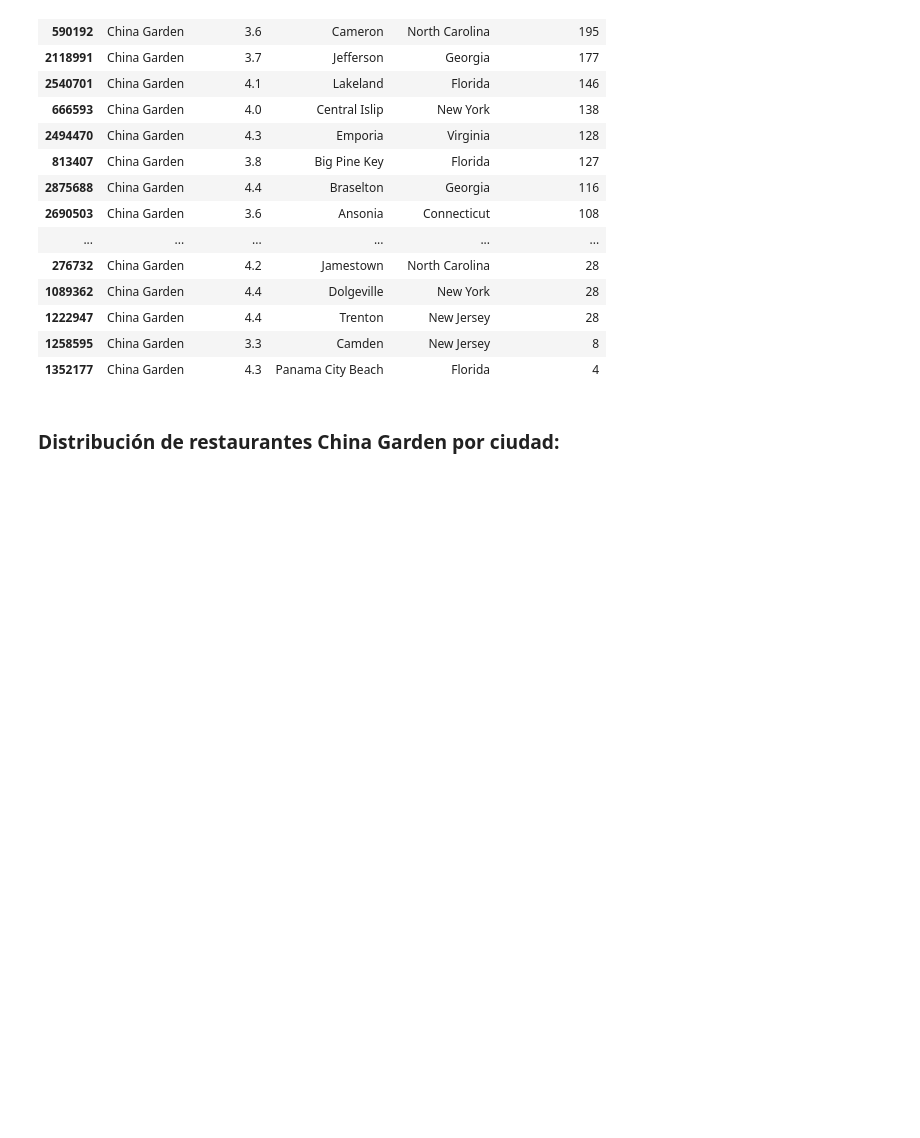
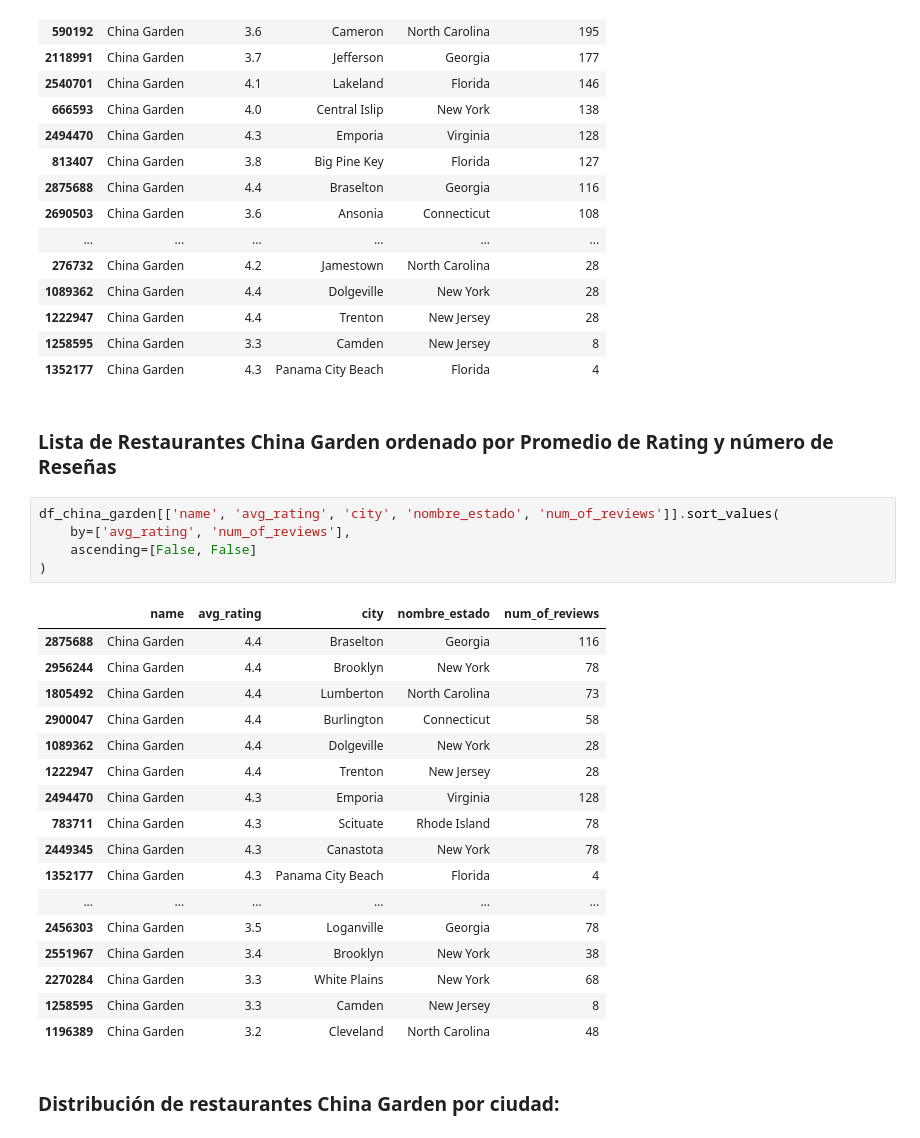
Before and after one commit to psm545/Google-and-Yelp-Recomendaciones-PF-Henry-PT-09, a Jupyter notebook: 2-EDA_Google.ipynb, the cells around one changed output. Saved outputs shown, nothing was run; the diff lists cells and outputs as text; blank space fills up the shorter version.

```diff
--- a/2-EDA_Google.ipynb
+++ b/2-EDA_Google.ipynb
@@ -370,6 +372,31 @@ df_china_garden[['name', 'avg_rating', 'city', 'nombre_estado', 'num_of_reviews'
 | 1222947 | China Garden | 4.4 | Trenton | New Jersey | 28 |
 | 1258595 | China Garden | 3.3 | Camden | New Jersey | 8 |
 | 1352177 | China Garden | 4.3 | Panama City Beach | Florida | 4 |
+# %% [markdown]
+### **Lista de Restaurantes China Garden ordenado por Promedio de Rating y número de Reseñas**
+# %%
+df_china_garden[['name', 'avg_rating', 'city', 'nombre_estado', 'num_of_reviews']].sort_values(
+    by=['avg_rating', 'num_of_reviews'],
+    ascending=[False, False]
+)
+# %% [output]
+|  | name | avg_rating | city | nombre_estado | num_of_reviews |
+| 2875688 | China Garden | 4.4 | Braselton | Georgia | 116 |
+| 2956244 | China Garden | 4.4 | Brooklyn | New York | 78 |
+| 1805492 | China Garden | 4.4 | Lumberton | North Carolina | 73 |
+| 2900047 | China Garden | 4.4 | Burlington | Connecticut | 58 |
+| 1089362 | China Garden | 4.4 | Dolgeville | New York | 28 |
+| 1222947 | China Garden | 4.4 | Trenton | New Jersey | 28 |
+| 2494470 | China Garden | 4.3 | Emporia | Virginia | 128 |
+| 783711 | China Garden | 4.3 | Scituate | Rhode Island | 78 |
+| 2449345 | China Garden | 4.3 | Canastota | New York | 78 |
+| 1352177 | China Garden | 4.3 | Panama City Beach | Florida | 4 |
+| ... | ... | ... | ... | ... | ... |
+| 2456303 | China Garden | 3.5 | Loganville | Georgia | 78 |
+| 2551967 | China Garden | 3.4 | Brooklyn | New York | 38 |
+| 2270284 | China Garden | 3.3 | White Plains | New York | 68 |
+| 1258595 | China Garden | 3.3 | Camden | New Jersey | 8 |
+| 1196389 | China Garden | 3.2 | Cleveland | North Carolina | 48 |
 # %% [markdown]
 ### **Distribución de restaurantes China Garden por ciudad:**
 # %%
```
Also changed, not shown: parts of 4 cells of this notebook, 1 other file.
